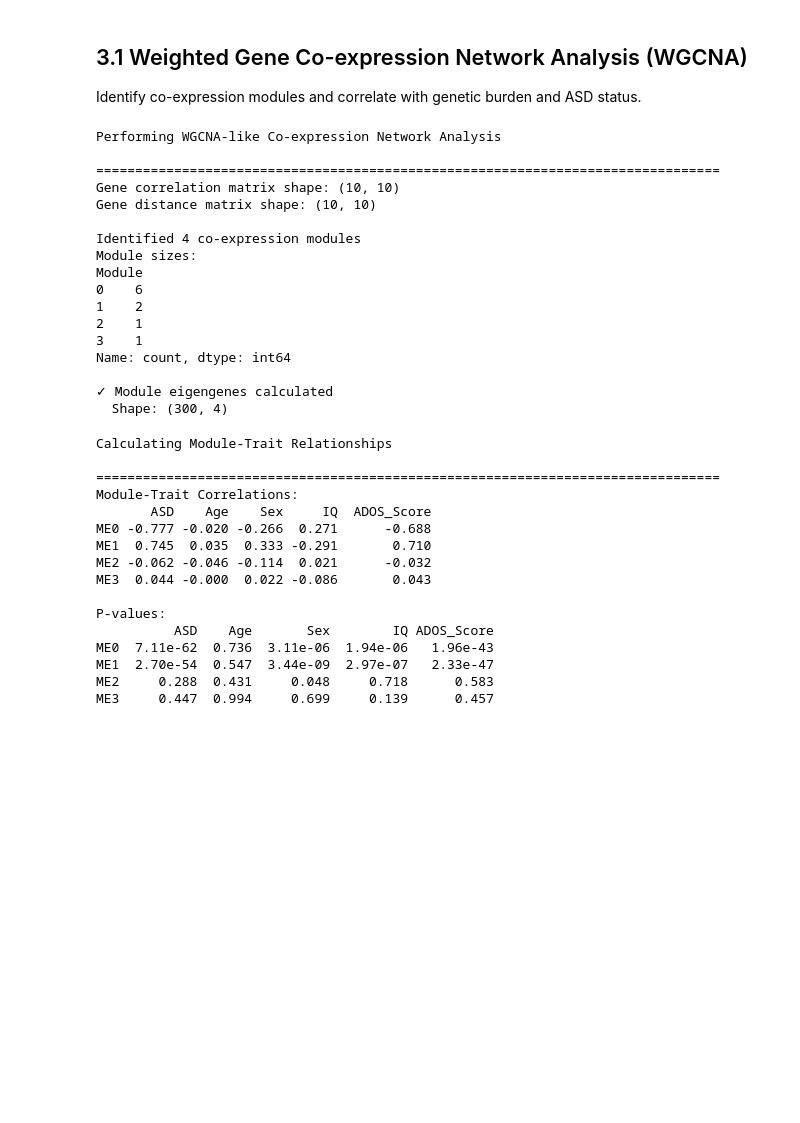
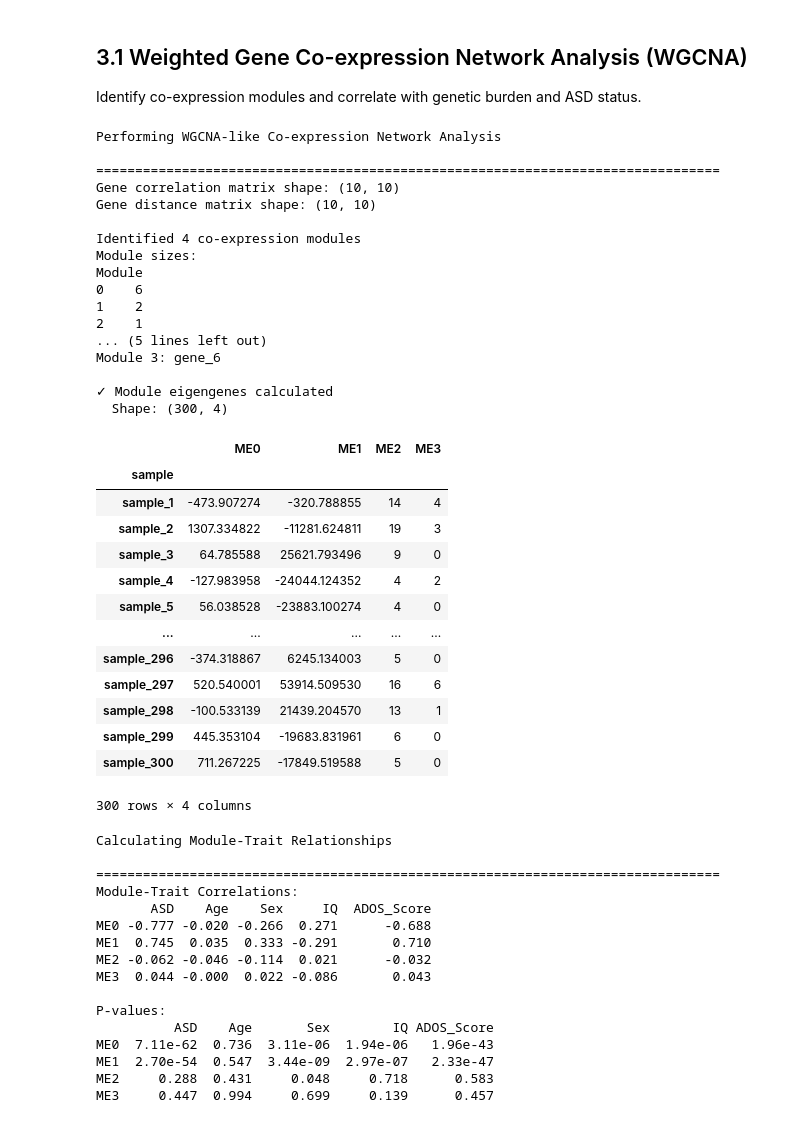
Before and after one commit to vladimirkovacevic/multiomics, a Jupyter notebook: notebooks/multiomics_ai.ipynb, the cells around one changed output. Saved outputs shown, nothing was run; the diff lists cells and outputs as text; code cells hidden in the pictures; blank space fills up the shorter version.

```diff
--- a/notebooks/multiomics_ai.ipynb
+++ b/notebooks/multiomics_ai.ipynb
@@ -1178,6 +1177,9 @@ print(f"\nIdentified {n_modules} co-expression modules")
 print(f"Module sizes:")
 print(module_assignment['Module'].value_counts().sort_index())
 
+for mod in sorted(set(module_labels)):
+    print(f'Module {mod}:', ', '.join(module_assignment[module_assignment['Module'] == mod]['Gene'].values))
+
 # Calculate module eigengenes (first PC of each module)
 me_data = {}
 
@@ -1211,11 +1213,28 @@ Module
 0    6
 1    2
 2    1
-3    1
-Name: count, dtype: int64
+... (5 lines left out)
+Module 3: gene_6
 
 ✓ Module eigengenes calculated
   Shape: (300, 4)
+# %%
+me_df
+# %% [output]
+|  | ME0 | ME1 | ME2 | ME3 |
+| sample |  |  |  |  |
+| sample_1 | -473.907274 | -320.788855 | 14 | 4 |
+| sample_2 | 1307.334822 | -11281.624811 | 19 | 3 |
+| sample_3 | 64.785588 | 25621.793496 | 9 | 0 |
+| sample_4 | -127.983958 | -24044.124352 | 4 | 2 |
+| sample_5 | 56.038528 | -23883.100274 | 4 | 0 |
+| ... | ... | ... | ... | ... |
+| sample_296 | -374.318867 | 6245.134003 | 5 | 0 |
+| sample_297 | 520.540001 | 53914.509530 | 16 | 6 |
+| sample_298 | -100.533139 | 21439.204570 | 13 | 1 |
+| sample_299 | 445.353104 | -19683.831961 | 6 | 0 |
+| sample_300 | 711.267225 | -17849.519588 | 5 | 0 |
+300 rows × 4 columns
 # %%
 # Calculate module-trait correlations
 print("\nCalculating Module-Trait Relationships\n")
```
Also changed, not shown: parts of 35 cells of this notebook, 1 other file.
